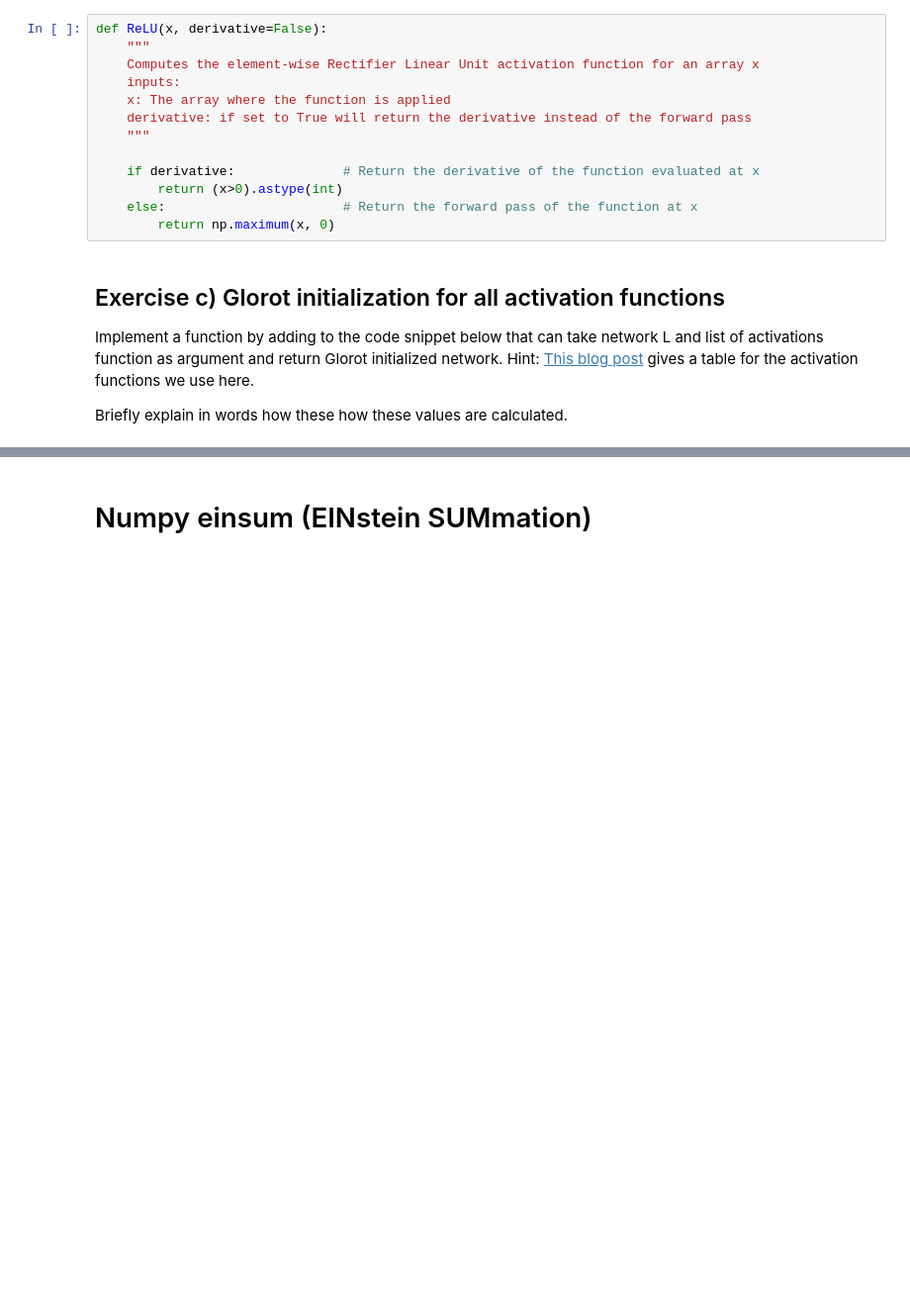
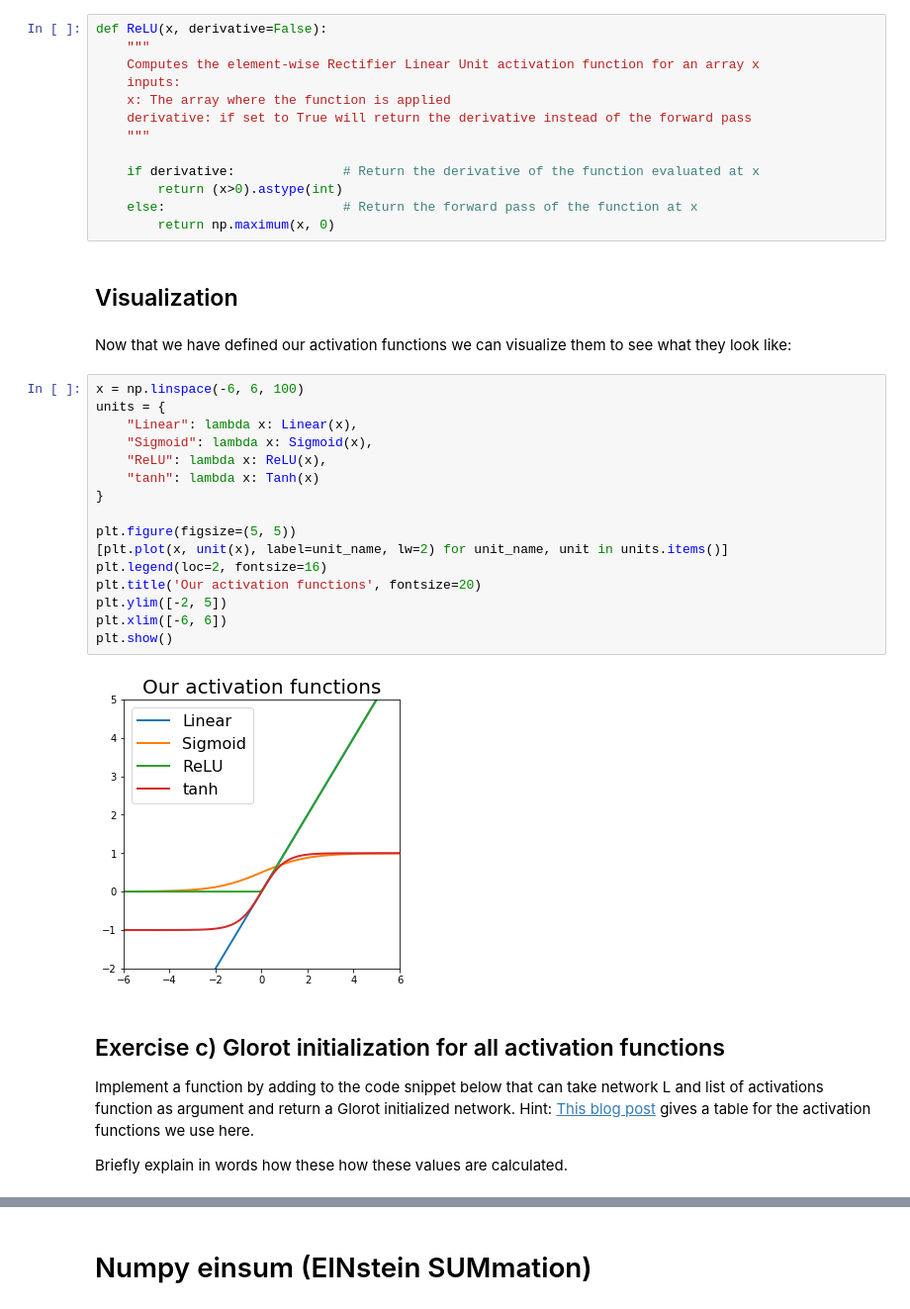
Before and after one commit to DeepLearningDTU/02456-deep-learning-with-PyTorch, a Jupyter notebook: 2_Feedforward_NumPy/2.1-FNN-NumPy.ipynb, the cells around one changed output, grey strips where cells are left out. Shown at 99% size. Saved outputs shown, nothing was run; the diff lists cells and outputs as text; blank space fills up the shorter version.

```diff
--- a/2_Feedforward_NumPy/2.1-FNN-NumPy.ipynb
+++ b/2_Feedforward_NumPy/2.1-FNN-NumPy.ipynb
@@ -264,10 +264,32 @@ def ReLU(x, derivative=False):
         return (x>0).astype(int)
     else:                       # Return the forward pass of the function at x
         return np.maximum(x, 0)
+# %% [markdown]
+## Visualization
+# %% [markdown]
+Now that we have defined our activation functions we can visualize them to see what they look like:
+# %%
+x = np.linspace(-6, 6, 100)
+units = {
+    "Linear": lambda x: Linear(x),
+    "Sigmoid": lambda x: Sigmoid(x),
+    "ReLU": lambda x: ReLU(x),
+    "tanh": lambda x: Tanh(x)
+}
+
+plt.figure(figsize=(5, 5))
+[plt.plot(x, unit(x), label=unit_name, lw=2) for unit_name, unit in units.items()]
+plt.legend(loc=2, fontsize=16)
+plt.title('Our activation functions', fontsize=20)
+plt.ylim([-2, 5])
+plt.xlim([-6, 6])
+plt.show()
+# %% [output]
+[figure, added]
 # %% [markdown]
 ## Exercise c) Glorot initialization for all activation functions
 
-Implement a function by adding to the code snippet below that can take network L and list of activations function as argument and return Glorot initialized network.  Hint: [This blog post](https://mmuratarat.github.io/2019-02-25/xavier-glorot-he-weight-init) gives a table for the activation functions we use here.
+Implement a function by adding to the code snippet below that can take network L and list of activations function as argument and return a Glorot initialized network.  Hint: [This blog post](https://mmuratarat.github.io/2019-02-25/xavier-glorot-he-weight-init) gives a table for the activation functions we use here.
 
 Briefly explain in words how these how these values are calculated.
 # %%
```
Also changed, not shown: parts of 9 cells of this notebook.
